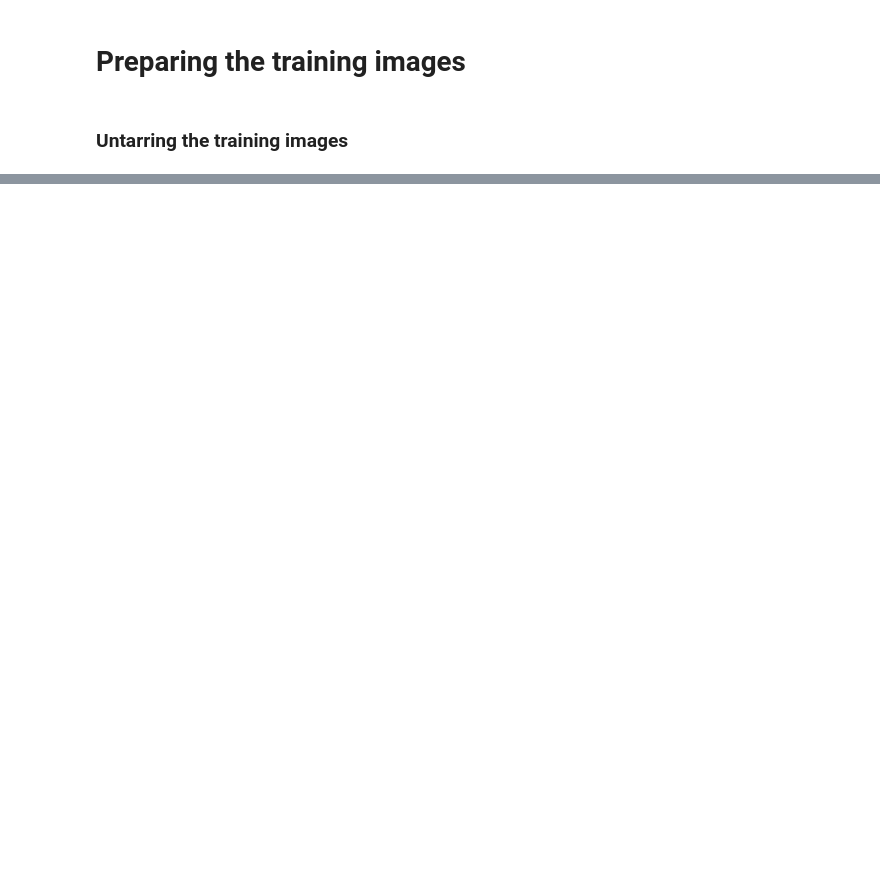
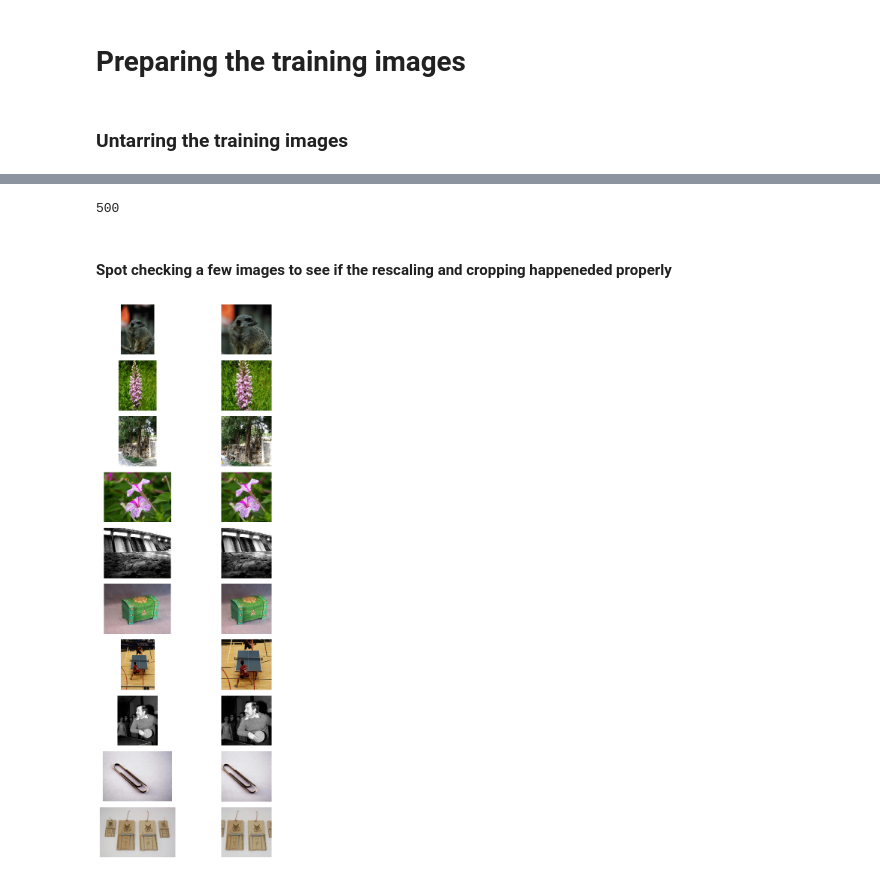
Before and after one commit to AsteroidHunter/replicatingAlexNet, a Jupyter notebook: preprocessing.ipynb, the cells around one changed output, grey strips where cells are left out. Cells and saved outputs as stored; diff of their text form; code cells hidden in the pictures; blank space fills up the shorter version.

```diff
--- a/preprocessing.ipynb
+++ b/preprocessing.ipynb
@@ -38,0 +177,5 @@ for i in os.listdir(patch_images_train):
+# %%
+cropping_images_path = "./images/image_cropping_test/"
+cropping_names_only = [f for f in os.listdir(cropping_images_path)]
+cropping_names_path = [cropping_images_path + f for f in os.listdir(cropping_images_path)]
+len(cropping_names_path)
@@ -38,0 +271,32 @@ for i in os.listdir(patch_images_train):
+# %%
+transformed_names_path = [
+    "./images/image_cropping_test_out/" + f for f in os.listdir("./images/image_cropping_test_out/")
+    if f.endswith('.JPEG')
+]
+len(transformed_names_path)
+# %% [output]
+500
+# %% [markdown]
+#### Spot checking a few images to see if the rescaling and cropping happeneded properly
+# %%
+iter_cropping_names_path = iter(cropping_names_path)
+iter_transformed_names_path = iter(transformed_names_path)
+# %%
+fig, ax = plt.subplots(10, 2, figsize=(20, 15))
+
+for n, original_image, transformed_image in zip(
+    range(10),
+    [next(iter_cropping_names_path) for _ in range(10)],
+    [next(iter_transformed_names_path) for _ in range(10)],
+):
+    ax[n, 0].imshow(Image.open(original_image))
+    ax[n, 1].imshow(Image.open(transformed_image))
+
+    ax[n, 0].axis('off')
+    ax[n, 1].axis('off')
+
+plt.subplots_adjust(wspace=-1, hspace=0)
+plt.tight_layout()
+plt.show()
+# %% [output]
+[figure, added]
```
Also changed, not shown: parts of 50 cells of this notebook.
